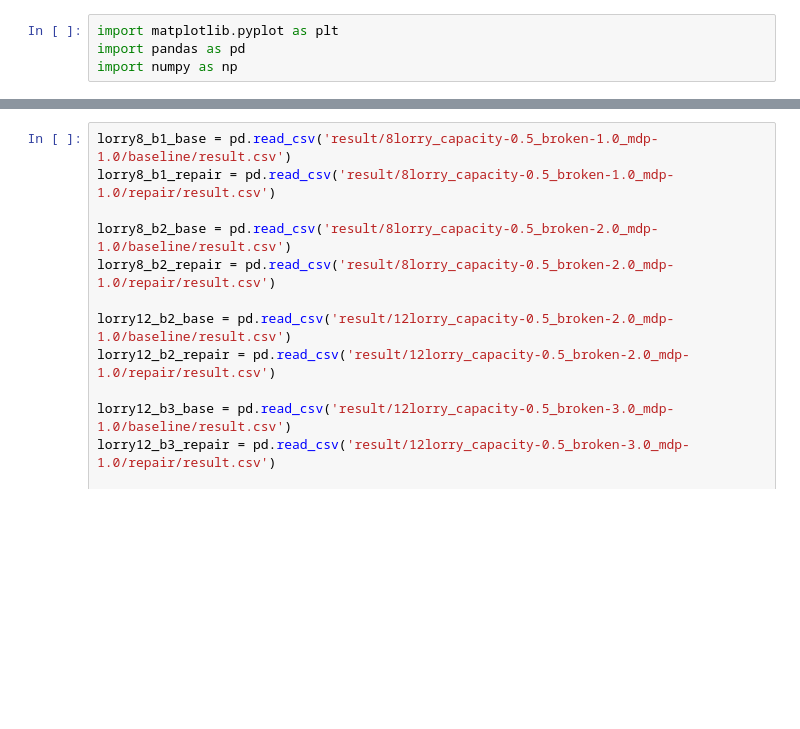
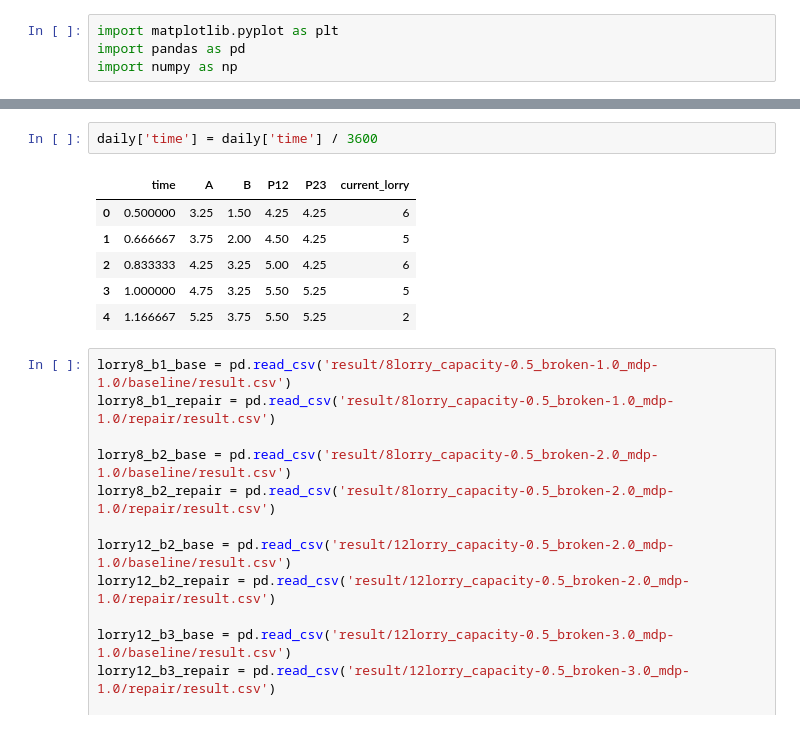
Before and after one commit to Observe-l/PredM, a Jupyter notebook: result_plot.ipynb, the cells around one changed output, grey strips where cells are left out. Cells and saved outputs as stored; diff of their text form; blank space fills up the shorter version.

```diff
--- a/result_plot.ipynb
+++ b/result_plot.ipynb
@@ -90,3 +91,12 @@ axs[3,2].legend()
+# %%
+daily['time'] = daily['time'] / 3600
+# %% [output]
+|  | time | A | B | P12 | P23 | current_lorry |
+| 0 | 0.500000 | 3.25 | 1.50 | 4.25 | 4.25 | 6 |
+| 1 | 0.666667 | 3.75 | 2.00 | 4.50 | 4.25 | 5 |
+| 2 | 0.833333 | 4.25 | 3.25 | 5.00 | 4.25 | 6 |
+| 3 | 1.000000 | 4.75 | 3.25 | 5.50 | 5.25 | 5 |
+| 4 | 1.166667 | 5.25 | 3.75 | 5.50 | 5.25 | 2 |
 # %%
 lorry8_b1_base = pd.read_csv('result/8lorry_capacity-0.5_broken-1.0_mdp-1.0/baseline/result.csv')
 lorry8_b1_repair = pd.read_csv('result/8lorry_capacity-0.5_broken-1.0_mdp-1.0/repair/result.csv')
```
Also changed, not shown: parts of 1 cell of this notebook, 5 other files.
